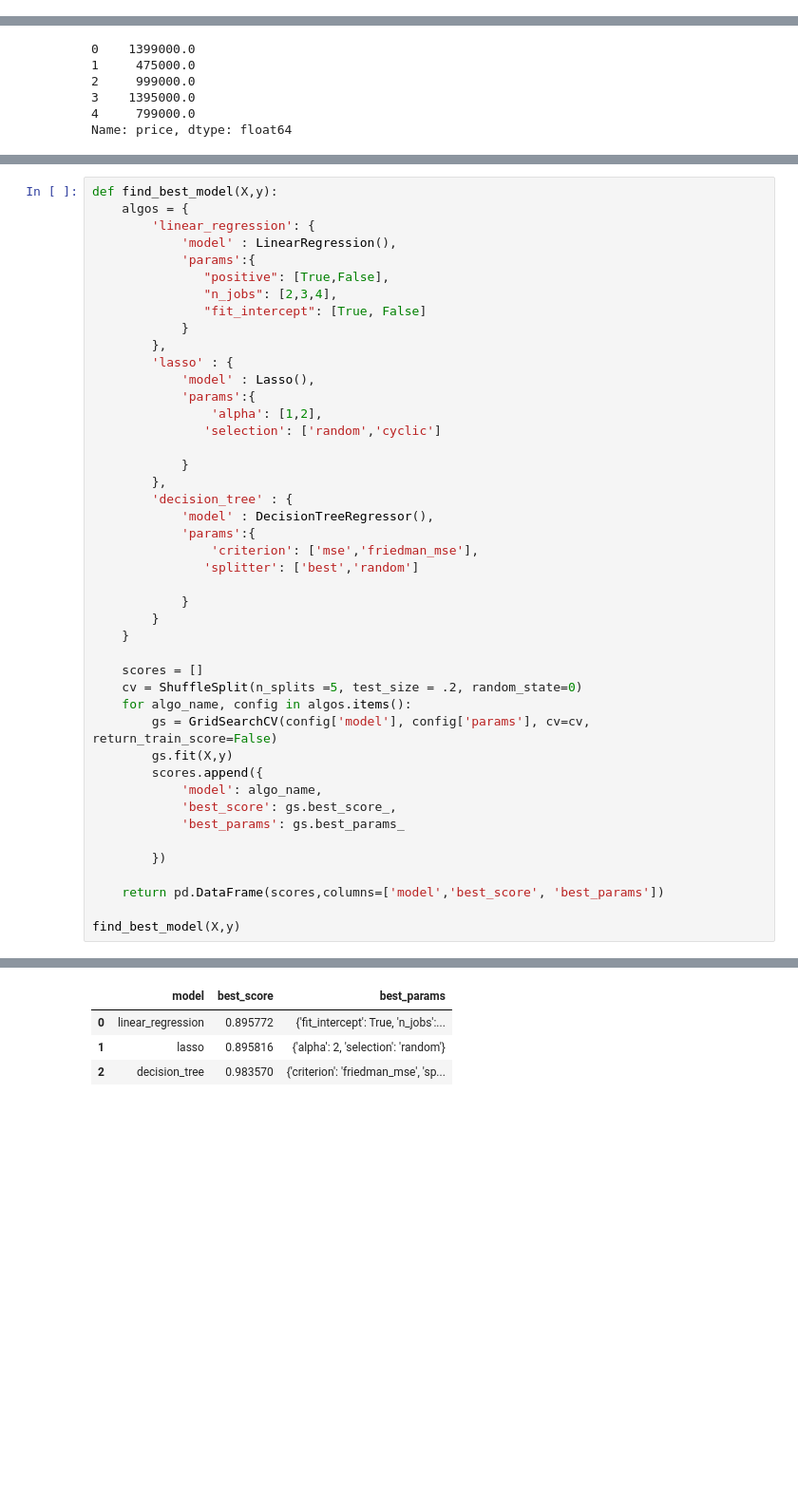
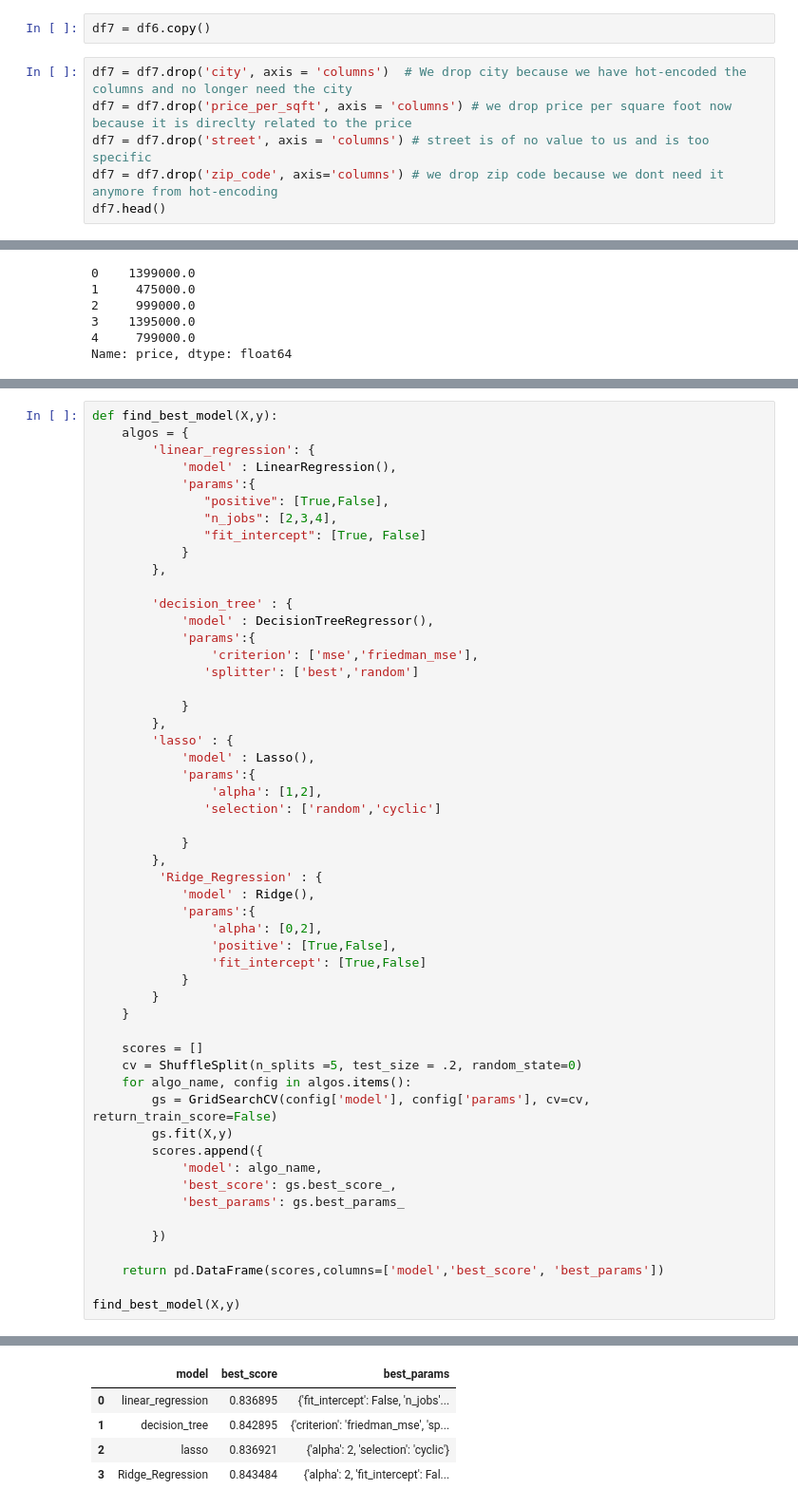
Before and after one commit to ItamarLevi02/House_Price_Prediction, a Jupyter notebook: code/model.ipynb, the cells around one changed output, grey strips where cells are left out. Shown at 95% size. Saved outputs shown, nothing was run; the diff lists cells and outputs as text; blank space fills up the shorter version.

```diff
--- a/code/model.ipynb
+++ b/code/model.ipynb
@@ -194,0 +202,8 @@ df7 = df6.drop('city', axis = 'columns')
+# %%
+df7 = df6.copy()
+# %%
+df7 = df7.drop('city', axis = 'columns')  # We drop city because we have hot-encoded the columns and no longer need the city
+df7 = df7.drop('price_per_sqft', axis = 'columns') # we drop price per square foot now because it is direclty related to the price
+df7 = df7.drop('street', axis = 'columns') # street is of no value to us and is too specific
+df7 = df7.drop('zip_code', axis='columns') # we drop zip code because we dont need it anymore from hot-encoding
+df7.head()
@@ -232,6 +273,15 @@ def find_best_model(X,y):
                "fit_intercept": [True, False]
             }
         },
+
+        'decision_tree' : {
+            'model' : DecisionTreeRegressor(),
+            'params':{
+                'criterion': ['mse','friedman_mse'],
+               'splitter': ['best','random']
+
+            }
+        },
         'lasso' : {
             'model' : Lasso(),
             'params':{
@@ -240,12 +290,12 @@ def find_best_model(X,y):
 
             }
         },
-        'decision_tree' : {
-            'model' : DecisionTreeRegressor(),
+         'Ridge_Regression' : {
+            'model' : Ridge(),
             'params':{
-                'criterion': ['mse','friedman_mse'],
-               'splitter': ['best','random']
-
+                'alpha': [0,2],
+                'positive': [True,False],
+                'fit_intercept': [True,False]
             }
         }
     }
@@ -257,33 +307,34 @@ def find_best_model(X,y):
         gs.fit(X,y)
         scores.append({
             'model': algo_name,
             'best_score': gs.best_score_,
             'best_params': gs.best_params_
 
         })
 
     return pd.DataFrame(scores,columns=['model','best_score', 'best_params'])
 
 find_best_model(X,y)
 # %% [output]
 6 fits failed out of a total of 60.
 The score on these train-test partitions for these parameters will be set to nan.
 If these failures are not expected, you can try to debug them by setting error_score='raise'.
 
 Below are more details about the failures:
 --------------------------------------------------------------------------------
 6 fits failed with the following error:
 Traceback (most recent call last):
   File "/Library/Frameworks/Python.framework/Versions/3.12/lib/python3.12/site-packages/sklearn/model_selection/_validation.py", line 895, in _fit_and_score
     estimator.fit(X_train, y_train, **fit_params)
   File "/Library/Frameworks/Python.framework/Versions/3.12/lib/python3.12/site-packages/sklearn/base.py", line 1474, in wrapper
     return fit_method(estimator, *args, **kwargs)
 ... (26 lines left out)
     raise InvalidParameterError(
 sklearn.utils._param_validation.InvalidParameterError: The 'criterion' parameter of DecisionTreeRegressor must be a str among {'friedman_mse', 'absolute_error', 'squared_error', 'poisson'}. Got 'mse'  ...
 
   warnings.warn(some_fits_failed_message, FitFailedWarning)
 |  | model | best_score | best_params |
-| 0 | linear_regression | 0.895772 | {'fit_intercept': True, 'n_jobs':... |
-| 1 | lasso | 0.895816 | {'alpha': 2, 'selection': 'random'} |
-| 2 | decision_tree | 0.983570 | {'criterion': 'friedman_mse', 'sp... |
+| 0 | linear_regression | 0.836895 | {'fit_intercept': False, 'n_jobs'... |
+| 1 | decision_tree | 0.842895 | {'criterion': 'friedman_mse', 'sp... |
+| 2 | lasso | 0.836921 | {'alpha': 2, 'selection': 'cyclic'} |
+| 3 | Ridge_Regression | 0.843484 | {'alpha': 2, 'fit_intercept': Fal... |
```
Also changed, not shown: parts of 14 cells of this notebook, 15 other files.
